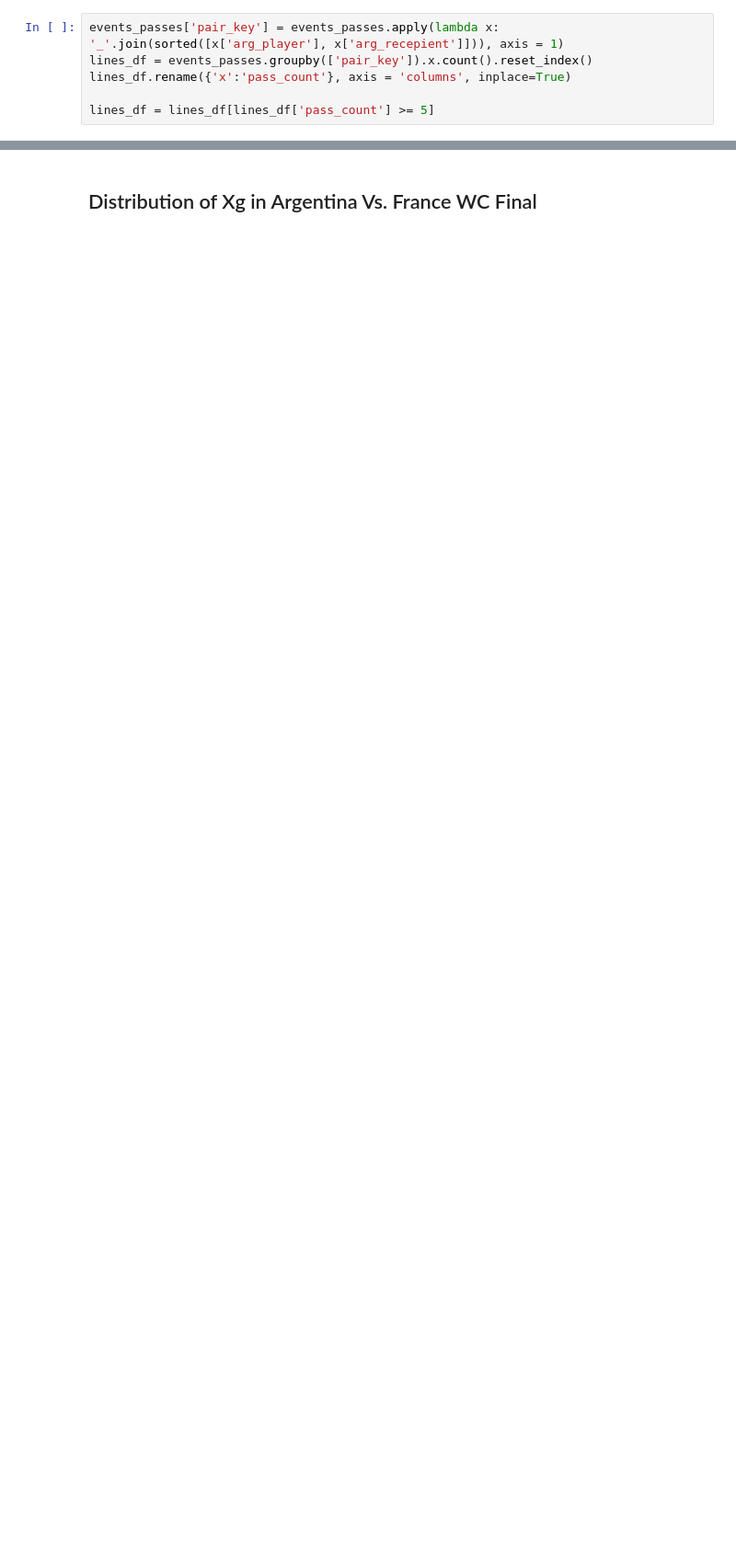
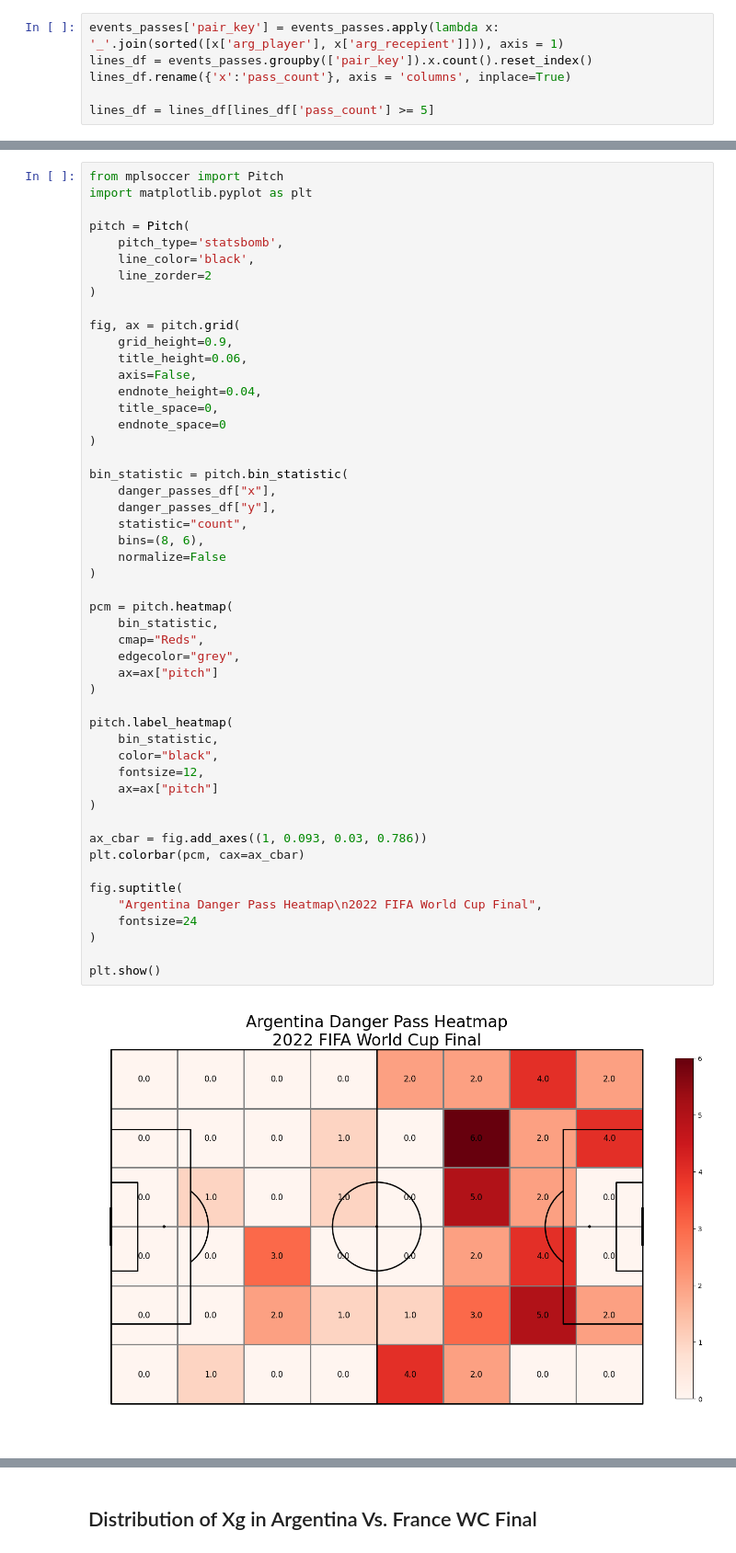
Before and after one commit to AliKhaled98/soccer-analytics, a Jupyter notebook: notebooks/soccereda.ipynb, the cells around one changed output, grey strips where cells are left out. Shown at 92% size. Drawn from its saved outputs; the diff is of its cells as text; blank space fills up the shorter version.

```diff
--- a/notebooks/soccereda.ipynb
+++ b/notebooks/soccereda.ipynb
@@ -656,0 +822,52 @@ plt.show()
+# %%
+from mplsoccer import Pitch
+import matplotlib.pyplot as plt
+
+pitch = Pitch(
+    pitch_type='statsbomb',
+    line_color='black',
+    line_zorder=2
+)
+
+fig, ax = pitch.grid(
+    grid_height=0.9,
+    title_height=0.06,
+    axis=False,
+    endnote_height=0.04,
+    title_space=0,
+    endnote_space=0
+)
+
+bin_statistic = pitch.bin_statistic(
+    danger_passes_df["x"],
+    danger_passes_df["y"],
+    statistic="count",
+    bins=(8, 6),
+    normalize=False
+)
+
+pcm = pitch.heatmap(
+    bin_statistic,
+    cmap="Reds",
+    edgecolor="grey",
+    ax=ax["pitch"]
+)
+
+pitch.label_heatmap(
+    bin_statistic,
+    color="black",
+    fontsize=12,
+    ax=ax["pitch"]
+)
+
+ax_cbar = fig.add_axes((1, 0.093, 0.03, 0.786))
+plt.colorbar(pcm, cax=ax_cbar)
+
+fig.suptitle(
+    "Argentina Danger Pass Heatmap\n2022 FIFA World Cup Final",
+    fontsize=24
+)
+
+plt.show()
+# %% [output]
+[figure, added]
```
Also changed, not shown: parts of 14 cells of this notebook.
